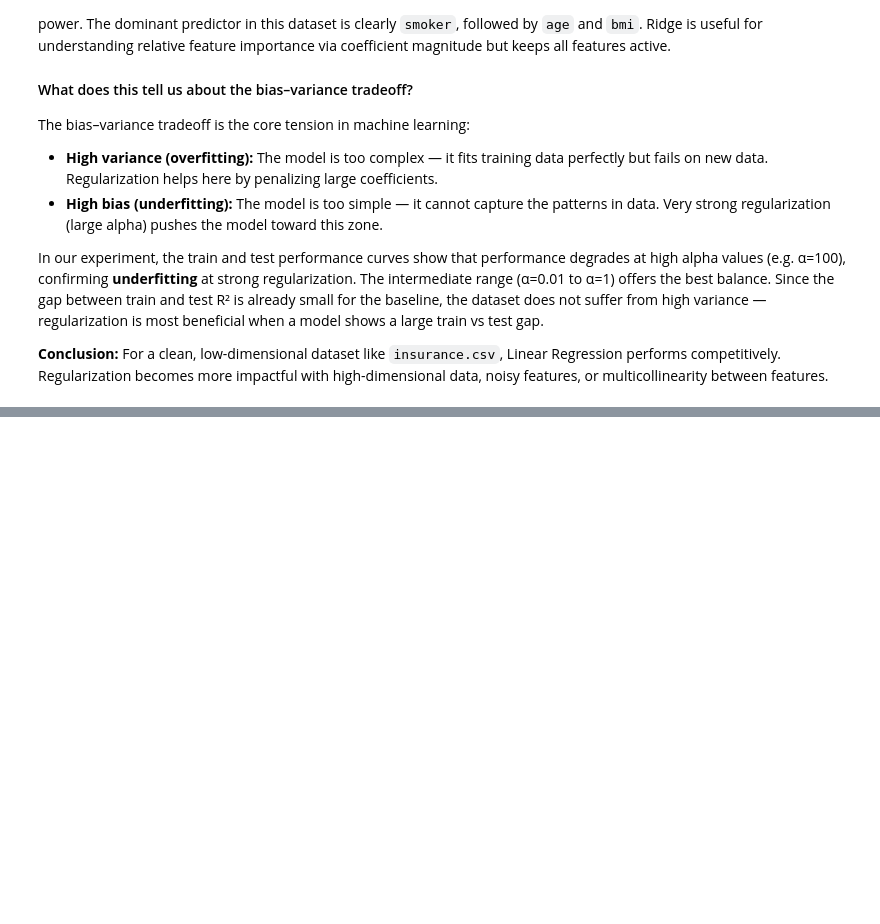
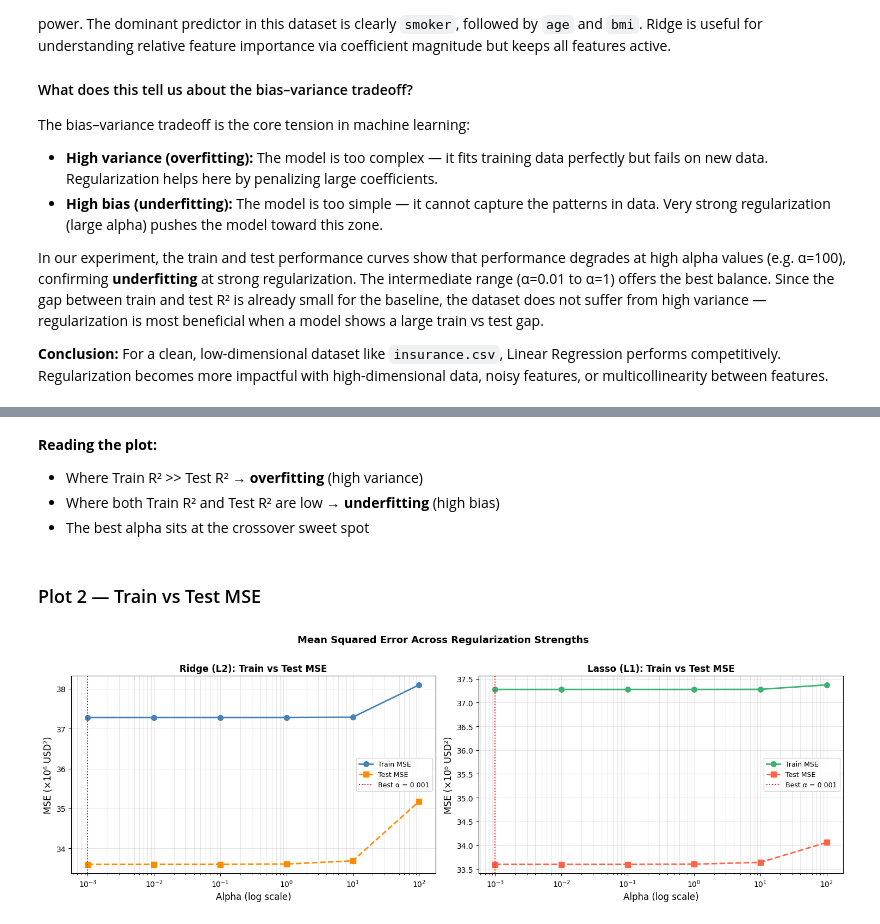
Before and after one commit to AmritaPudasaini/DCS404-Python-Programming-, a Jupyter notebook: week3lab.ipynb, the cells around one changed output, grey strips where cells are left out. Drawn from its saved outputs; the diff is of its cells as text; code cells hidden in the pictures; blank space fills up the shorter version.

```diff
--- a/week3lab.ipynb
+++ b/week3lab.ipynb
@@ -516,0 +696,4 @@ In our experiment, the train and test performance curves show that performance d
+# %%
+df = pd.read_csv('insurance.csv')
+print('Shape:', df.shape)
+df.head()
@@ -516,0 +899,31 @@ In our experiment, the train and test performance curves show that performance d
+# %% [markdown]
+**Reading the plot:**
+- Where Train R² >> Test R² → **overfitting** (high variance)
+- Where both Train R² and Test R² are low → **underfitting** (high bias)
+- The best alpha sits at the crossover sweet spot
+# %% [markdown]
+### Plot 2 — Train vs Test MSE
+# %%
+fig, axes = plt.subplots(1, 2, figsize=(15, 5))
+
+for ax, df_res, label, best_a, color in [
+    (axes[0], ridge_df, 'Ridge (L2)', best_ridge_alpha, ('steelblue','darkorange')),
+    (axes[1], lasso_df, 'Lasso (L1)', best_lasso_alpha, ('mediumseagreen','tomato')),
+]:
+    ax.semilogx(df_res['Alpha'], df_res['Train MSE'] / 1e6, 'o-',
+                color=color[0], lw=2, ms=7, label='Train MSE')
+    ax.semilogx(df_res['Alpha'], df_res['Test MSE']  / 1e6, 's--',
+                color=color[1], lw=2, ms=7, label='Test MSE')
+    ax.axvline(best_a, color='red', lw=1.4, ls=':', label=f'Best α = {best_a}')
+    ax.set_xlabel('Alpha (log scale)', fontsize=12)
+    ax.set_ylabel('MSE (×10⁶ USD²)', fontsize=12)
+    ax.set_title(f'{label}: Train vs Test MSE', fontweight='bold')
+    ax.legend(fontsize=9)
+    ax.grid(True, which='both', alpha=0.3)
+
+plt.suptitle('Mean Squared Error Across Regularization Strengths',
+             fontsize=13, fontweight='bold', y=1.01)
+plt.tight_layout()
+plt.show()
+# %% [output]
+[figure, added]
```
Also changed, not shown: parts of 50 cells of this notebook, 2 other files.
